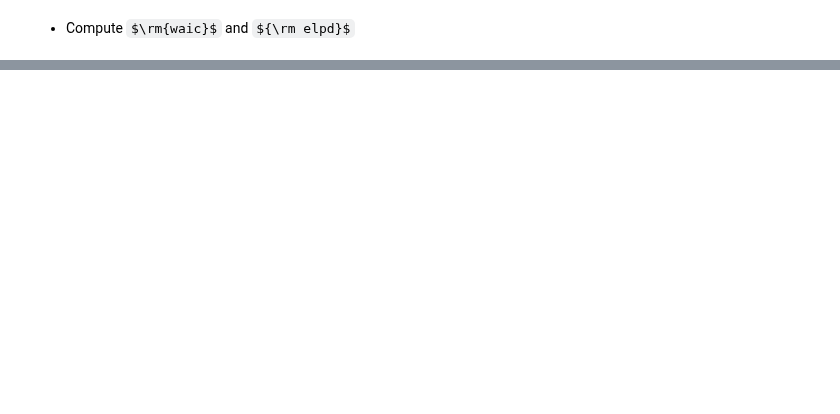
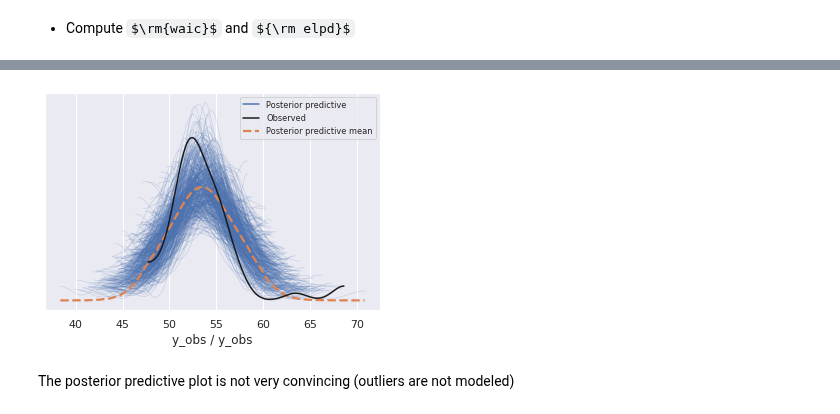
Before and after one commit to gcorani/bda, a Jupyter notebook: ex/ex08_waic.ipynb, the cells around one changed output, grey strips where cells are left out. Drawn from its saved outputs; the diff is of its cells as text; code cells hidden in the pictures; some formulas as TeX source; blank space fills up the shorter version.

```diff
--- a/ex/ex08_waic.ipynb
+++ b/ex/ex08_waic.ipynb
@@ -134,0 +212,7 @@ elpd = (lppd - p_waic); elpd
+# %%
+with model_gaussian:
+    # select 500 samples <mu_s ,sigma_s> from the trace
+    # for each samples, compute a draw N(mu_s ,sigma_s)
+    # The ppc variable is a dictionary, with the keys being the name of the observed variable in our model and the values an array of shape (samples, size).
+    # The dictionary allows dealing with models with more than one observed variable.
+    ppc = pm.sample_posterior_predictive(trace_gaussian, samples=500)
@@ -134,0 +221,6 @@ elpd = (lppd - p_waic); elpd
+# %%
+az.plot_ppc(az.from_pymc3(posterior_predictive=ppc, model=model_gaussian));
+# %% [output]
+[figure, added]
+# %% [markdown]
+The posterior predictive plot is not very convincing (outliers are not modeled)
```
Also changed, not shown: parts of 39 cells of this notebook, 1 other file.
